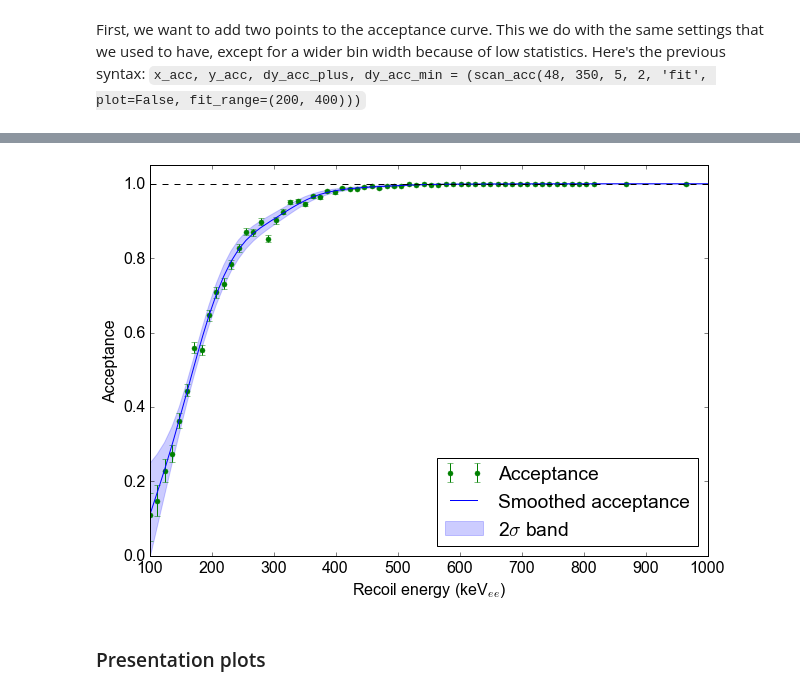
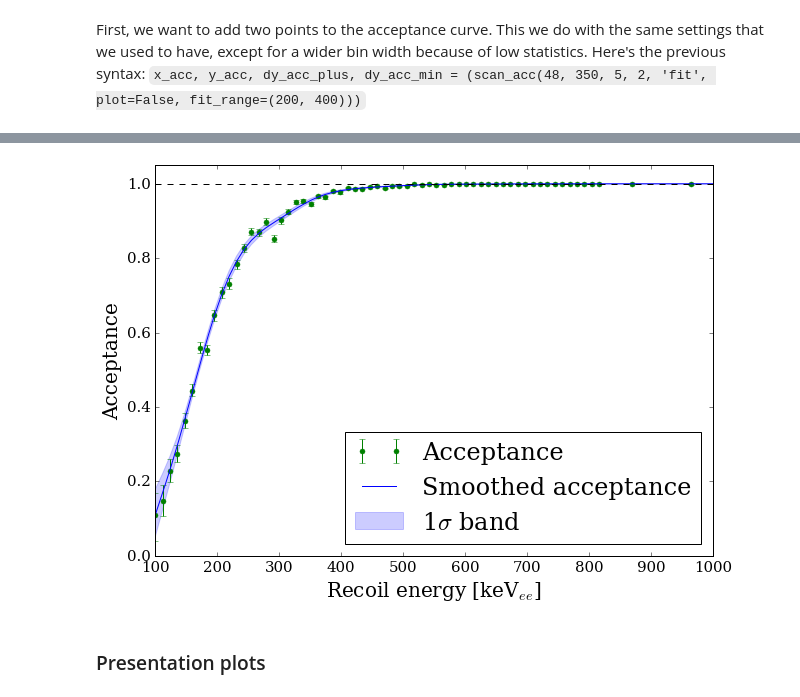
Before and after one commit to XENON1T/PTB, a Jupyter notebook: 13_read_simu_assuming_ralf_initial_dist.ipynb, the cells around one changed output, grey strips where cells are left out. Saved outputs shown, nothing was run; the diff lists cells and outputs as text; code cells hidden in the pictures.

````diff
--- a/13_read_simu_assuming_ralf_initial_dist.ipynb
+++ b/13_read_simu_assuming_ralf_initial_dist.ipynb
@@ -780,5 +846,5 @@ First, we want to add two points to the acceptance curve. This we do with the sa
   ```x_acc, y_acc, dy_acc_plus, dy_acc_min = (scan_acc(48, 350, 5, 2, 'fit', plot=False, fit_range=(200, 400)))```
 # %%
 # x_acc, y_acc, dy_acc_plus, dy_acc_min = (scan_acc(48, 350, 5, 2, 'fit', plot=False, fit_range=(200, 400)))
-acc_370 = better_method(i=370, i_plusminus=20, fit_range=(200,400), verbose=False)
-acc_410 = better_method(i=410, i_plusminus=20, fit_range=(200,400), verbose=False)
+acc_370 = better_method(i=370, i_plusminus=20, fit_range=(200,400), verbose=False, plot=False)
+acc_410 = better_method(i=410, i_plusminus=20, fit_range=(200,400), verbose=False, plot=False)
@@ -792,38 +855,38 @@ dy_acc_plus = np.append(dy_acc_plus, np.array([acc_370[1], acc_410[1]]))
 dy_acc_min = np.append(dy_acc_min, np.array([acc_370[2], acc_410[2]]))
 # %%
 xmin, xmax= (100, 1000)
-show_2sig_only = True
+show_sig_only = True
 
 plt.errorbar(x_acc, y_acc, (dy_acc_plus, dy_acc_min), marker='.', markersize=10, ls='None', label='Acceptance',
             color='green')
 plt.plot(e_scale, acc_e, label='Smoothed acceptance', color='blue')
-if show_2sig_only:
+if show_sig_only:
     # Only the 2sigma band
-    plt.fill_between(e_scale, acc_e_plus2, acc_e_min2, label='2$\sigma$ band', alpha=0.2, color='blue')
+    plt.fill_between(e_scale, acc_e_plus, acc_e_min, label='1$\sigma$ band', alpha=0.2, color='blue')
 else:
     # 1 and 2 sigma band
     plt.fill_between(e_scale, acc_e_plus, acc_e_min, label='1$\sigma$ band', alpha=0.4, color='blue')
     plt.fill_between(e_scale, acc_e_plus2, acc_e_plus, label='2$\sigma$ band', alpha=0.2, color='blue')
     plt.fill_between(e_scale, acc_e_min2, acc_e_min, alpha=0.2, color='blue')
 
 plt.xlim(xmin, xmax)
 plt.ylim(0,1.05)
 plt.axhline(1, color='black', ls='--')
 
 # Get labels / handles
 ax = plt.gca()
 handles, labels =  ax.get_legend_handles_labels()
 # Sort
 labels = [labels[2], labels[0], labels[1]]
 handles = [handles[2], handles[0], handles[1]]
 plt.legend(handles,labels, loc='lower right')
-plt.xlabel('Recoil energy (keV$_{ee}$)')
+plt.xlabel('Recoil energy [keV$_{ee}$]')
 plt.ylabel('Acceptance')
 
 plt.savefig('./figs/acceptance.pdf', bbox_inches='tight')
 plt.savefig('./figs/acceptance.png', bbox_inches='tight')
 # %% [output]
-[figure, old version]
+[figure, new version]
 # %% [markdown]
 ### Presentation plots
 # %%
````
Also changed, not shown: parts of 39 cells of this notebook, 48 other files.
